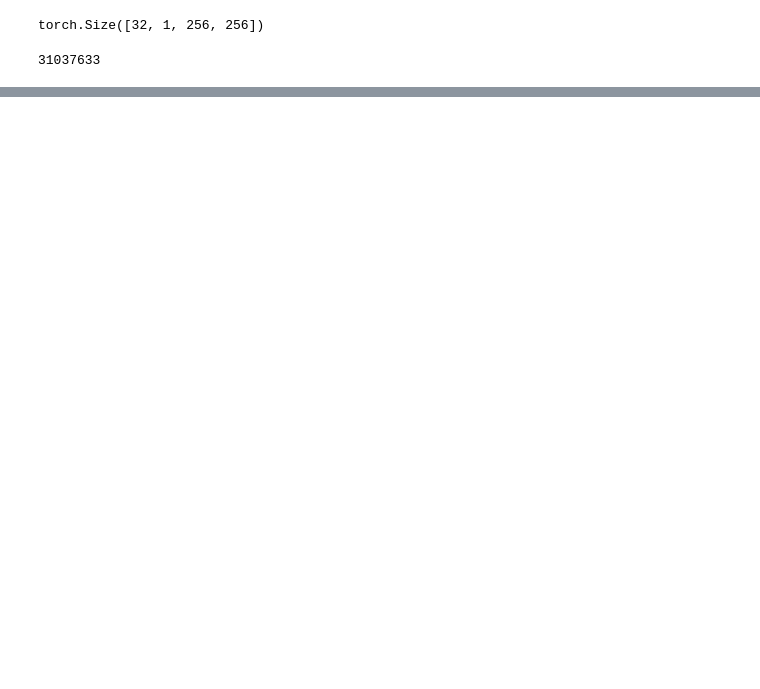
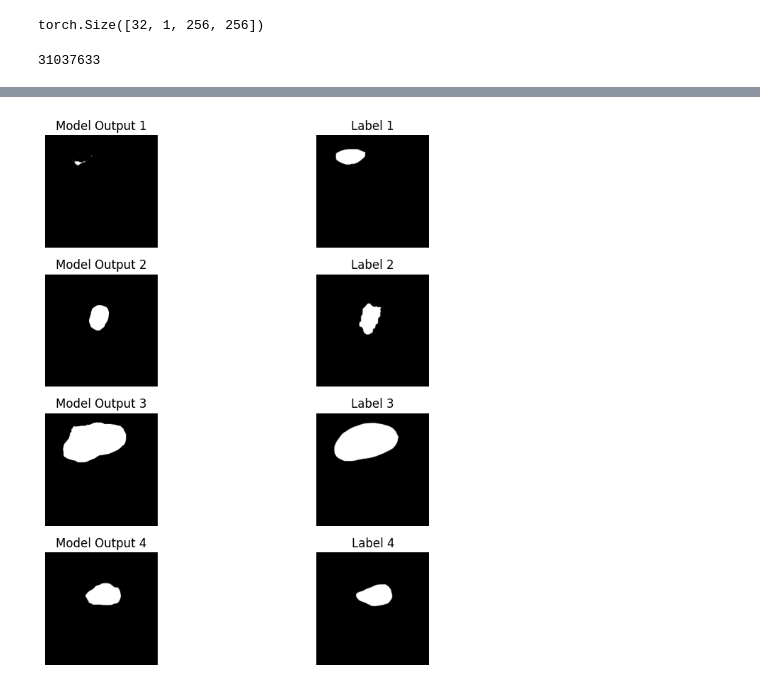
Before and after one commit to atikul-islam-sajib/U-Net, a Jupyter notebook: research/notebooks/ModelPrototyping.ipynb, the cells around one changed output, grey strips where cells are left out. Drawn from its saved outputs; the diff is of its cells as text; code cells hidden in the pictures; blank space fills up the shorter version.

```diff
--- a/research/notebooks/ModelPrototyping.ipynb
+++ b/research/notebooks/ModelPrototyping.ipynb
@@ -342,0 +532,58 @@ sum(params.numel() for params in unet.parameters())
+# %%
+import matplotlib.pyplot as plt
+import torch
+
+# Number of images and labels to plot
+num_images = 4
+
+# Assuming `model`, `device`, and `train_dataloader` are defined and initialized
+# Get a batch of data
+data, label = next(iter(train_dataloader))
+
+# Move the input data to the device (e.g., GPU) where the model is and get the output
+data = data.to(device)
+images = model(data)
+
+# Prepare figure to plot images and labels
+fig, axs = plt.subplots(
+    num_images, 2, figsize=(10, 2 * num_images)
+)  # 2 columns for image and label, respectively
+
+for i in range(num_images):
+    # Prepare the model output for plotting
+    image_to_plot = images[i].cpu().detach().numpy()
+
+    # Check if the image has 3 channels (RGB)
+    if image_to_plot.shape[0] == 3:
+        image_to_plot = image_to_plot.transpose(
+            1, 2, 0
+        )  # Convert from CxHxW to HxWxC for RGB images
+    else:  # For grayscale images
+        image_to_plot = image_to_plot.squeeze(0)
+
+    # Prepare the corresponding label for plotting in a similar manner
+    label_to_plot = label[i].cpu().detach().numpy()
+
+    if label_to_plot.shape[0] == 3:
+        label_to_plot = label_to_plot.transpose(1, 2, 0)
+    else:  # Most labels will be grayscale
+        label_to_plot = label_to_plot.squeeze(0)
+
+    # Plot the model output
+    axs[i, 0].imshow(
+        image_to_plot, cmap="gray"
+    )  # Assuming grayscale for simplicity; remove cmap if RGB
+    axs[i, 0].set_title(f"Model Output {i+1}")
+    axs[i, 0].axis("off")
+
+    # Plot the corresponding label
+    axs[i, 1].imshow(
+        label_to_plot, cmap="gray"
+    )  # Assuming grayscale for simplicity; remove cmap if RGB
+    axs[i, 1].set_title(f"Label {i+1}")
+    axs[i, 1].axis("off")
+
+plt.tight_layout()
+plt.show()
+# %% [output]
+[figure, added]
```
Also changed, not shown: parts of 15 cells of this notebook, 3 other files.
